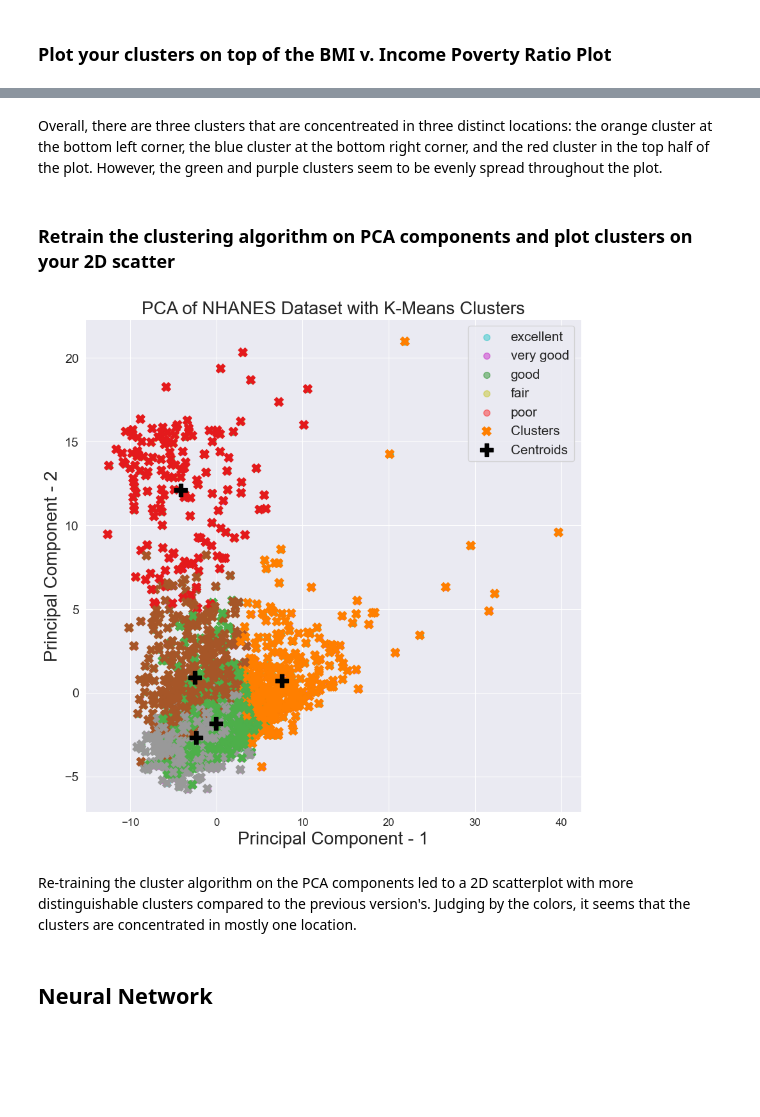
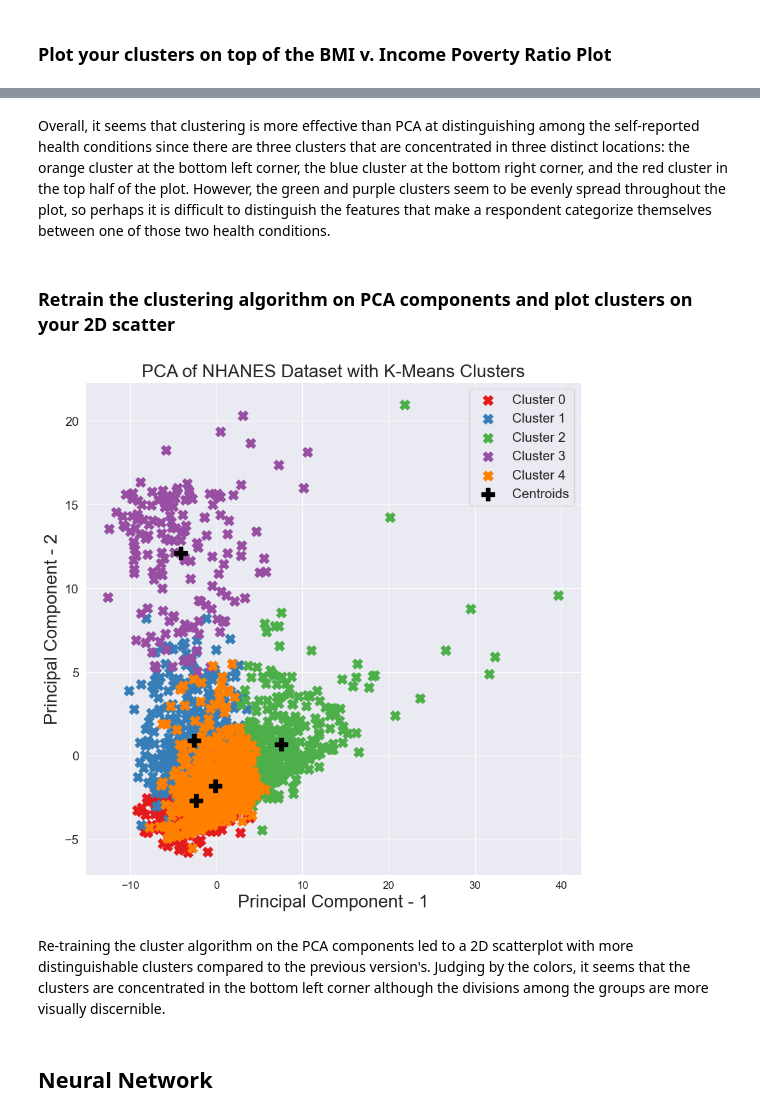
Before and after one commit to voramyoon/Computational-Social-Science-Projects, a Jupyter notebook: Project 4/Project 4 Students.ipynb, the cells around one changed output, grey strips where cells are left out. Saved outputs shown, nothing was run; the diff lists cells and outputs as text; code cells hidden in the pictures; blank space fills up the shorter version.

Commit message:
adding revised version of project 4

```diff
--- a/Project 4/Project 4 Students.ipynb
+++ b/Project 4/Project 4 Students.ipynb
@@ -287,7 +292,5 @@ plt.show()
 # %% [markdown]
-Overall, there are three clusters that are concentreated in three distinct locations: the orange cluster at the bottom left corner,
-the blue cluster at the bottom right corner, and the red cluster in the top half of the plot. However, the green and purple clusters
-seem to be evenly spread throughout the plot.
+Overall, it seems that clustering is more effective than PCA at distinguishing among the self-reported health conditions since there are three clusters that are concentrated in three distinct locations: the orange cluster at the bottom left corner, the blue cluster at the bottom right corner, and the red cluster in the top half of the plot. However, the green and purple clusters seem to be evenly spread throughout the plot, so perhaps it is difficult to distinguish the features that make a respondent categorize themselves between one of those two health conditions.
 # %%
 #dropping target variable again
 
@@ -309,44 +312,50 @@ pca_df['cluster'] = kmeans.labels_
 
 #reusing code from previous 2D PCA scatterplot
 plt.figure(figsize=(10,10))
 plt.xticks(fontsize=12)
 plt.yticks(fontsize=14)
 plt.xlabel('Principal Component - 1', fontsize=20)
 plt.ylabel('Principal Component - 2', fontsize=20)
 plt.title("PCA of NHANES Dataset with K-Means Clusters", fontsize=20)
 
 targets = ['excellent','very good','good','fair','poor']
 colors = ['c','m','g','y','r']
 for target, color in zip(targets, colors):
     indicesToKeep = y.values == target
     plt.scatter(
         pca_df.loc[indicesToKeep, 'principal component 1'],
         pca_df.loc[indicesToKeep, 'principal component 2'],
-        c=color, s=50, alpha=0.4, label=target
+        c=color, s=50, alpha=0.4,
+        label="_nolegend_",
     )
 
 # adding clusters to PCA scatterplot
-plt.scatter(
-    pca_df['principal component 1'],
-    pca_df['principal component 2'],
-    c=pca_df['cluster'], cmap='Set1',
-    marker='X', s=100, label='Clusters'
-)
+unique_clusters = sorted(pca_df['cluster'].unique())
+for cl in unique_clusters:
+    mask = pca_df['cluster'] == cl
+    plt.scatter(
+        pca_df.loc[mask, 'principal component 1'],
+        pca_df.loc[mask, 'principal component 2'],
+        marker='X', s=120,
+        c=[plt.cm.Set1(cl)],
+        label=f"Cluster {cl}"
+    )
 
 # plotting the cluster centroids
 centers = kmeans.cluster_centers_
 plt.scatter(
     centers[:, 0], centers[:, 1],
     c='black', s=200, marker='P', label='Centroids'
 )
 
 plt.legend(prop={'size': 15})
 plt.show()
 # %% [output]
-[figure, old version]
+[figure, new version]
 # %% [markdown]
 Re-training the cluster algorithm on the PCA components led to a 2D scatterplot with more distinguishable clusters compared to the
-previous version's. Judging by the colors, it seems that the clusters are concentrated in mostly one location.
+previous version's. Judging by the colors, it seems that the clusters are concentrated in the bottom left corner although the divisions among
+the groups are more visually discernible.
 # %% [markdown]
 ## Neural Network
 # %% [markdown]
```
Also changed, not shown: parts of 11 cells of this notebook.
